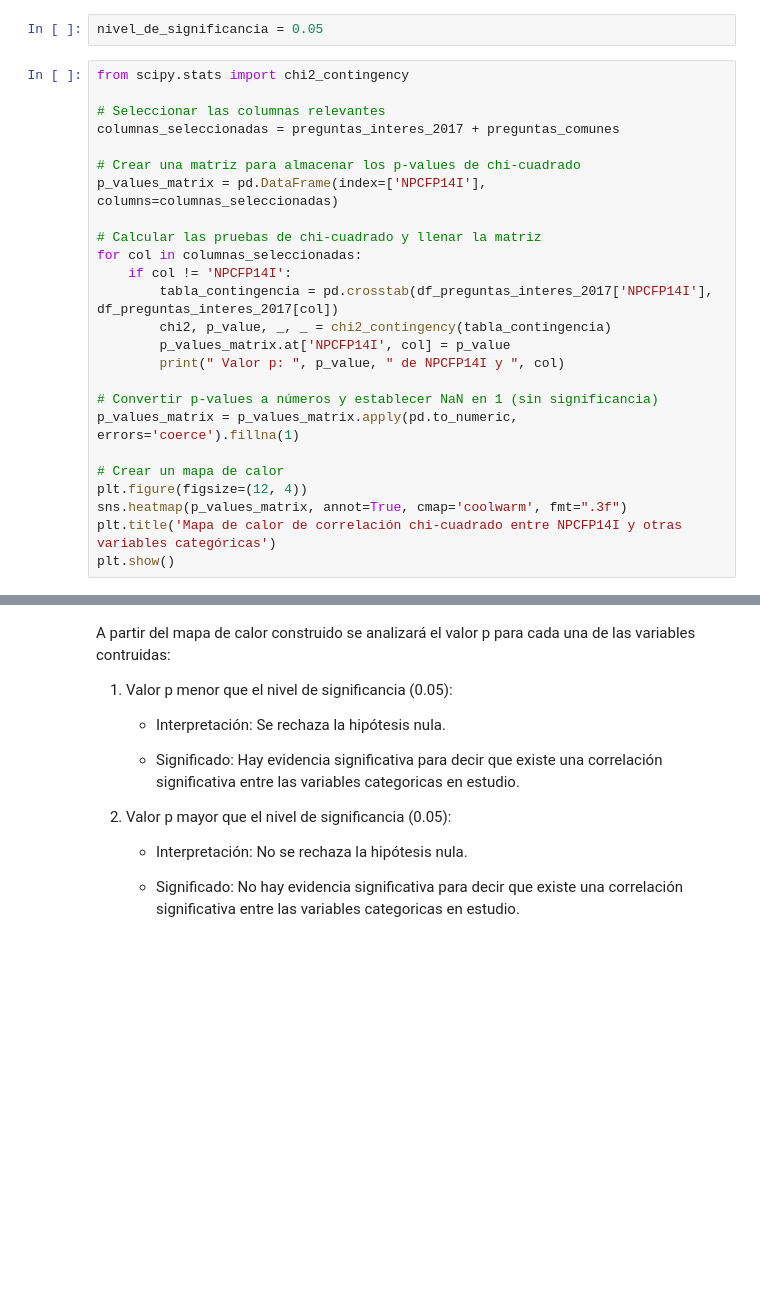
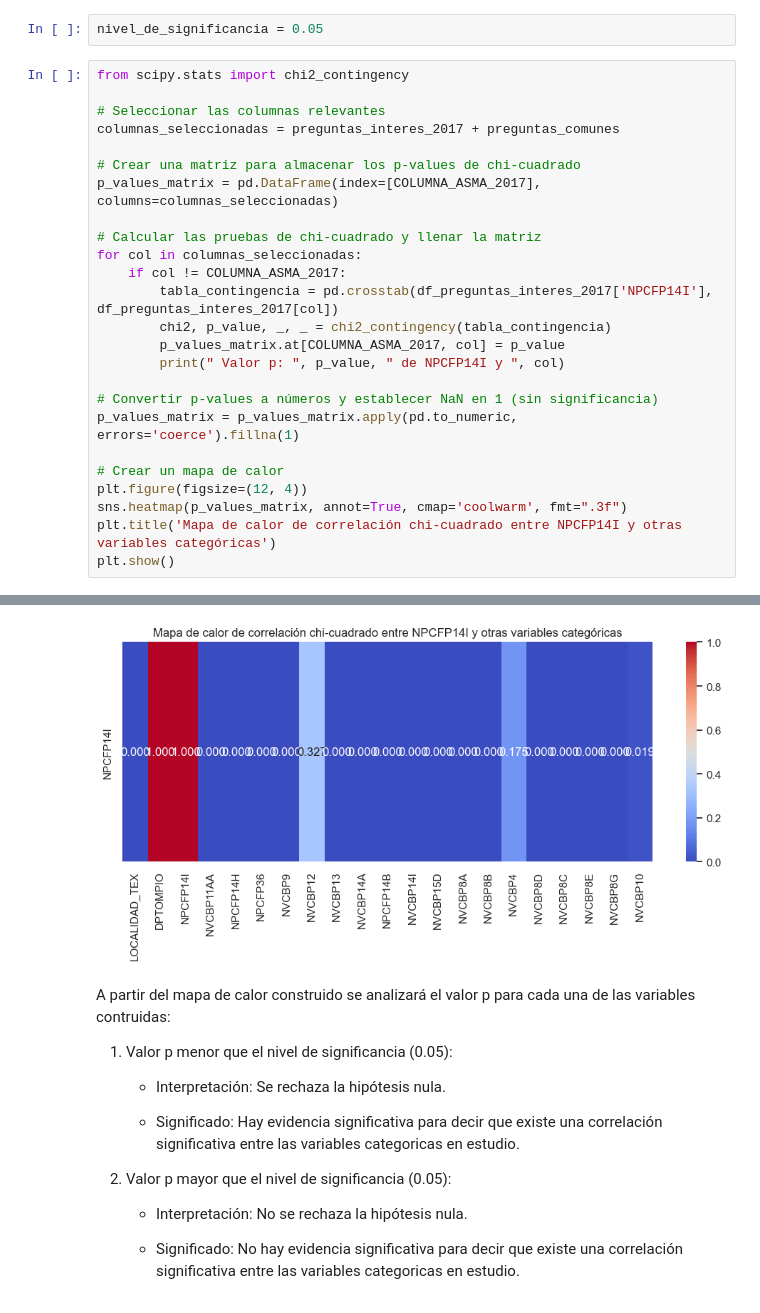
Before and after one commit to spaeres/PROYECTO-2-BI, a Jupyter notebook: proyecto-2-BI.ipynb, the cells around one changed output, grey strips where cells are left out. Saved outputs shown, nothing was run; the diff lists cells and outputs as text; blank space fills up the shorter version.

```diff
--- a/proyecto-2-BI.ipynb
+++ b/proyecto-2-BI.ipynb
@@ -454,14 +741,14 @@ from scipy.stats import chi2_contingency
 columnas_seleccionadas = preguntas_interes_2017 + preguntas_comunes
 
 # Crear una matriz para almacenar los p-values de chi-cuadrado
-p_values_matrix = pd.DataFrame(index=['NPCFP14I'], columns=columnas_seleccionadas)
+p_values_matrix = pd.DataFrame(index=[COLUMNA_ASMA_2017], columns=columnas_seleccionadas)
 
 # Calcular las pruebas de chi-cuadrado y llenar la matriz
 for col in columnas_seleccionadas:
-    if col != 'NPCFP14I':
+    if col != COLUMNA_ASMA_2017:
         tabla_contingencia = pd.crosstab(df_preguntas_interes_2017['NPCFP14I'], df_preguntas_interes_2017[col])
         chi2, p_value, _, _ = chi2_contingency(tabla_contingencia)
-        p_values_matrix.at['NPCFP14I', col] = p_value
+        p_values_matrix.at[COLUMNA_ASMA_2017, col] = p_value
         print(" Valor p: ", p_value, " de NPCFP14I y ", col)
 
 # Convertir p-values a números y establecer NaN en 1 (sin significancia)
@@ -472,3 +759,4 @@ plt.figure(figsize=(12, 4))
 sns.heatmap(p_values_matrix, annot=True, cmap='coolwarm', fmt=".3f")
 plt.title('Mapa de calor de correlación chi-cuadrado entre NPCFP14I y otras variables categóricas')
 plt.show()
+# %% [output]
@@ -475,3 +783,4 @@ plt.show()
+[figure, added]
 # %% [markdown]
 A partir del mapa de calor construido se analizará el valor p para cada una de las variables contruidas:
 
```
Also changed, not shown: parts of 45 cells of this notebook.
